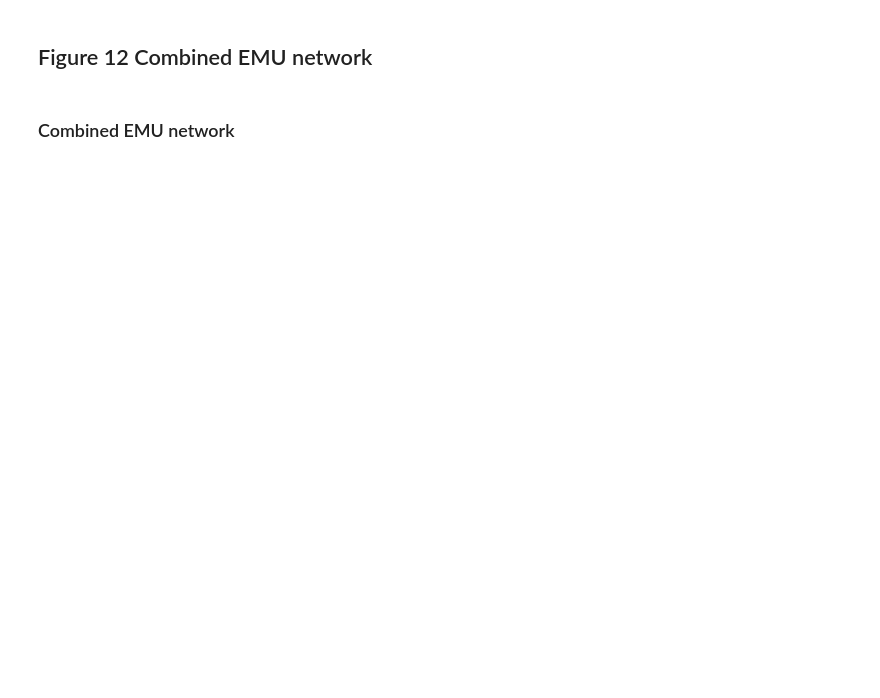
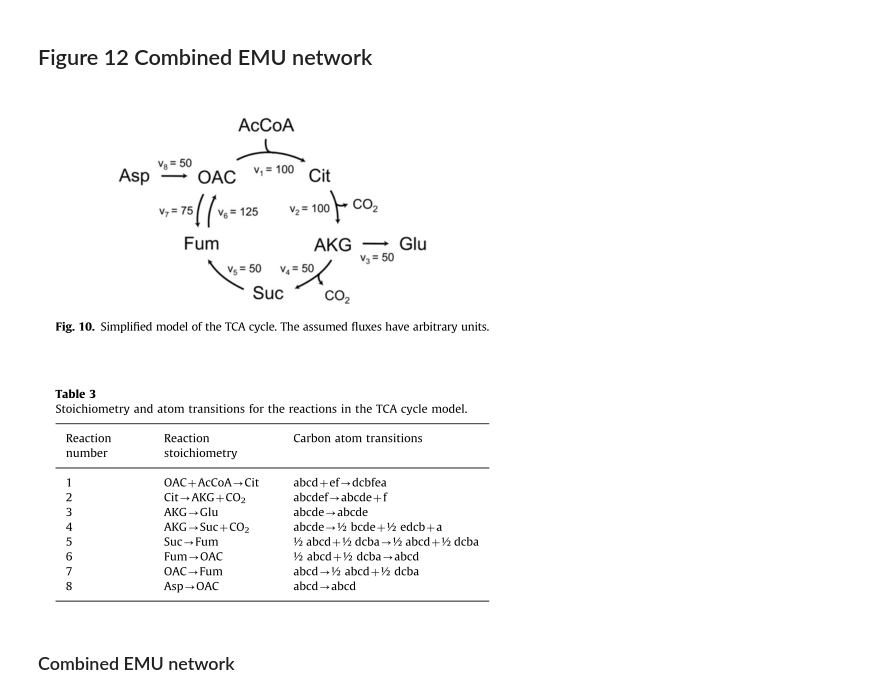
Before and after one commit to AgileBioFoundry/EMSL-Summer-School-2021-fluxomics, a Jupyter notebook: flux observability analysis.ipynb, the cells around one changed output. Saved outputs shown, nothing was run; the diff lists cells and outputs as text; code cells hidden in the pictures; blank space fills up the shorter version.

```diff
--- a/flux observability analysis.ipynb
+++ b/flux observability analysis.ipynb
@@ -288,6 +292,10 @@ for em in emu_elmo.index:
 [interactive output not drawn]
 # %% [markdown]
 ## Figure 12 Combined EMU network
+# %%
+Image('TCA.png')
+# %% [output]
+[figure, added]
 # %%
 
 
```
Also changed, not shown: parts of 2 cells of this notebook, 2 other files.
